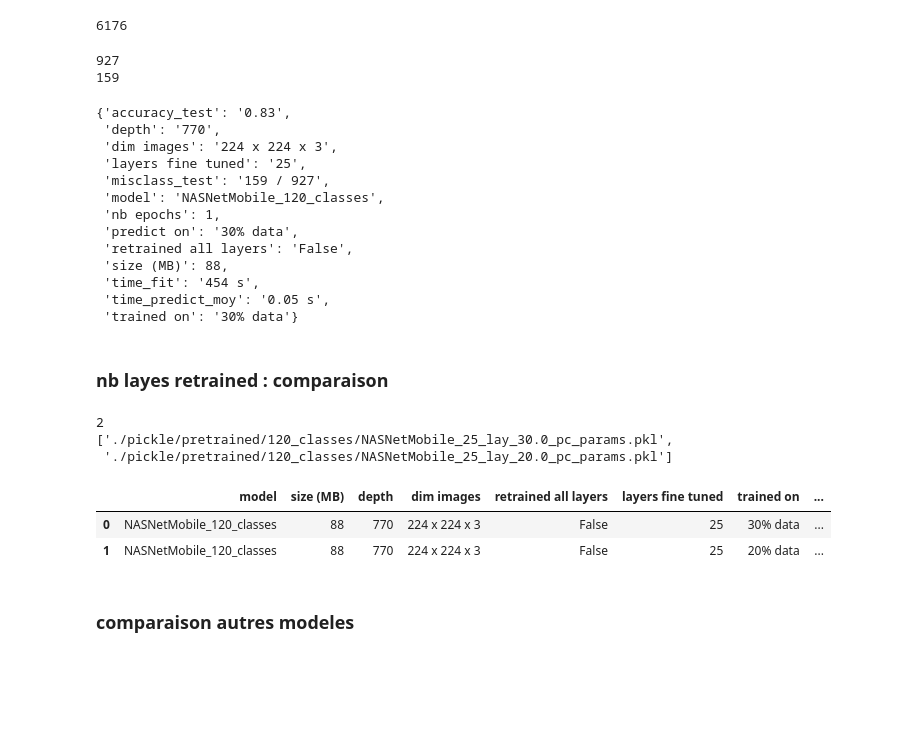
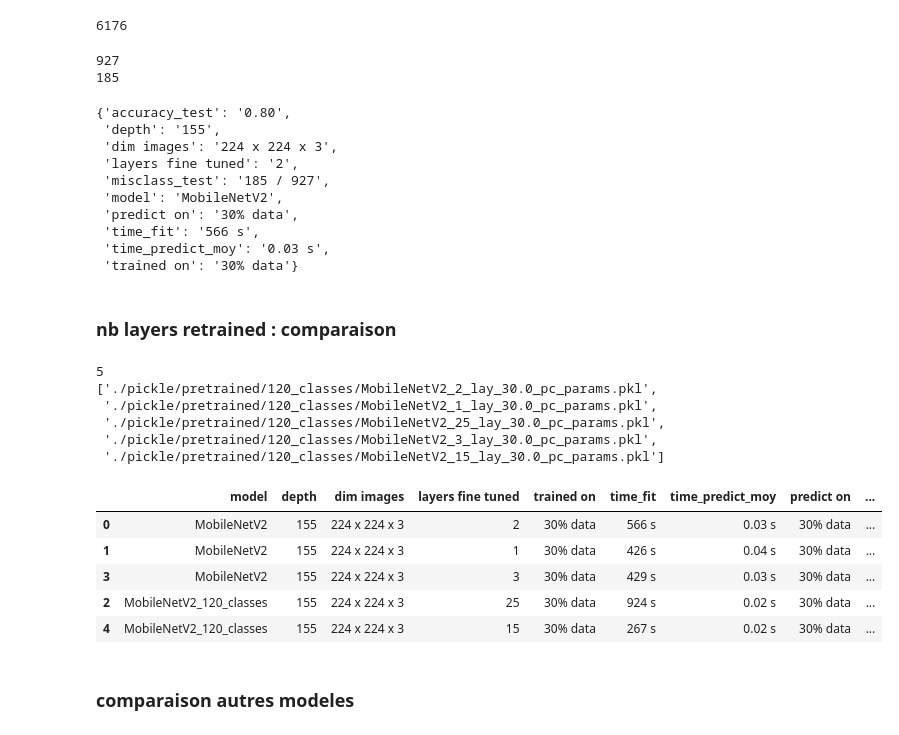
Before and after one commit to Kiwinokoto/OC_projet_6_Classer_des_images, a Jupyter notebook: Oudelet_Kevin_3_notebook_model_transfer_learning_180324.ipynb, the cells around one changed output. Cells and saved outputs as stored; diff of their text form; code cells hidden in the pictures; blank space fills up the shorter version.

```diff
--- a/Oudelet_Kevin_3_notebook_model_transfer_learning_180324.ipynb
+++ b/Oudelet_Kevin_3_notebook_model_transfer_learning_180324.ipynb
@@ -13,20 +13,20 @@
 # %% [markdown]
 ### 0.0 Choix du modèle
 # %%
-tested_models = ['VGG16', # VGG_16
+tested_models = ['VGG', # VGG_16
                  'EfficientNetV2L', 'NASNetLarge', 'EfficientNetV2S', 'InceptionResNetV2', # top 4 sota models / keras.appli
                  'NASNetMobile', 'MobileNetV2'] # les 2 + légers
 
-import tensorflow as tf
-print('Tensorflow version ' + tf.__version__)
 
-model_name = 'MobileNetV2'
+model_name = 'VGG'
 
-if model_name == 'VGG16':
+
+if model_name == 'VGG':
     from tensorflow.keras.applications.vgg16 import VGG16
     from tensorflow.keras.applications.vgg16 import preprocess_input
     size_wh = 224
     base_model = VGG16()
+    # top 2 layers
 
 if model_name == 'EfficientNetV2L':
     from tensorflow.keras.applications.efficientnet_v2 import EfficientNetV2L
@@ -57,12 +57,14 @@ if model_name == 'NASNetMobile':
     from tensorflow.keras.applications.nasnet import preprocess_input
     size_wh = 224
     base_model = NASNetMobile()
+    # top 25 layers ? (+- 5)
 
 if model_name == 'MobileNetV2':
     from tensorflow.keras.applications.mobilenet_v2 import MobileNetV2
     from tensorflow.keras.applications.mobilenet_v2 import preprocess_input
     size_wh = 224
     base_model = MobileNetV2()
+    # top 2 layers
 
 
 print('\n', f'Modèle choisi : {model_name}')
@@ -203,6 +209,8 @@ nb_classes = 120      # min 2, max 120 (theorique, en pratique les dataframes pr
 
 show_tsne = False
 sample_ratio = 0.3
+nb_layers_trainable = 2
+
 
 norm = False
 
@@ -391,7 +374,7 @@ metrics=[
 # %% [markdown]
 ### 0.4 Data
 # %%
-raw_data = pd.read_csv(f'./data/data_{nb_classes}_classes.csv', sep=',')
+data = pd.read_csv(f'./data/data_{nb_classes}_classes.csv', sep=',')
 
 
 def stratified_sample(data, target, frac):
@@ -404,7 +387,7 @@ def stratified_sample(data, target, frac):
     return sampled_data
 
 
-data = stratified_sample(raw_data, 'breed', sample_ratio)
+data = stratified_sample(data, 'breed', sample_ratio)
 
 
 print(data.shape)
@@ -744,8 +727,6 @@ def update_params(params, new_params):
         pickle.dump(params, f)
 # %%
 # early stop direct !
-train_all_layers = False
-nb_layers_trainable = 25 # choose here
 
 pickle_path_model = f'./pickle/pretrained/{nb_classes}_classes/{model_name}_{nb_layers_trainable}_lay_{sample_ratio*100}_pc_model.pkl'
 pickle_path_params = f'./pickle/pretrained/{nb_classes}_classes/{model_name}_{nb_layers_trainable}_lay_{sample_ratio*100}_pc_params.pkl'
@@ -787,11 +768,9 @@ except: # we need to retrain it
     time_fit = time_end - time_start
 
     params = {
-        "model": f'{model_name}_{nb_classes}_classes',
-        'size (MB)': 88,
+        "model": f'{model_name}',
         'depth': f'{depth}',
         'dim images': f'{size_wh} x {size_wh} x 3',
-        'retrained all layers': f'{train_all_layers}',
         'layers fine tuned': f'{nb_layers_trainable}',
         'trained on': f'{int(sample_ratio*100)}% data',
         # 'nb epochs': 6, # auto ? history. ... ?
@@ -859,11 +840,10 @@ print(misclassified_in_test)
 # mmm
 # %% [output]
 927
-159
+185
 # %%
 new_params = {
     # add model size ?
-    'nb epochs': 1, # auto ? history. ... ?
     'time_predict_moy': f'{time_predict_moy:.2f} s',
     'predict on': f'{int(sample_ratio*100)}% data',
     'misclass_test': f'{misclassified_in_test} / {len(y_test)}',
@@ -873,61 +853,64 @@ new_params = {
 update_params(params, new_params)
 pprint(params)
 # %% [output]
-{'accuracy_test': '0.83',
- 'depth': '770',
+{'accuracy_test': '0.80',
+ 'depth': '155',
  'dim images': '224 x 224 x 3',
- 'layers fine tuned': '25',
- 'misclass_test': '159 / 927',
- 'model': 'NASNetMobile_120_classes',
- 'nb epochs': 1,
+ 'layers fine tuned': '2',
+ 'misclass_test': '185 / 927',
+ 'model': 'MobileNetV2',
  'predict on': '30% data',
- 'retrained all layers': 'False',
- 'size (MB)': 88,
- 'time_fit': '454 s',
- 'time_predict_moy': '0.05 s',
+ 'time_fit': '566 s',
+ 'time_predict_moy': '0.03 s',
  'trained on': '30% data'}
 # %% [markdown]
-### nb layes retrained : comparaison
+### nb layers retrained : comparaison
 # %%
 # f'./pickle/pretrained/{nb_classes}_classes/{base_model_name}_{nb_layers_trainable}_lay_{sample_ratio*100}_pc_params.pkl'
 
 def check_parameters(path=f'./pickle/pretrained/{nb_classes}_classes'):
     """List content of the Image folder"""
 
-    data_path = glob(path+f'/{base_model_name}*params.pkl')
+    data_path = glob(path+f'/{model_name}*params.pkl')
     list_files = [file for file in data_path]
     print(len(list_files))
     pprint(list_files)
 
     dfs = []
 
     for file in list_files:
          with open(file, 'rb') as f:
             params_dict = pickle.load(f)
             df = pd.DataFrame.from_dict(params_dict, orient='index').T
             dfs.append(df)
 
     if dfs:
         result_df = pd.concat(dfs, ignore_index=True)
         return result_df
     else:
         print("No pickled dictionaries found.")
         return None
 
 result_df = check_parameters()
 
 if result_df is not None:
     # Sort the DataFrame by accuracy in descending order (higher is better)
     result_df.sort_values(by='accuracy_test', ascending=False, inplace=True)
 
     display(result_df.head(60))  # Display the concatenated DataFrame
 # %% [output]
-2
-['./pickle/pretrained/120_classes/NASNetMobile_25_lay_30.0_pc_params.pkl',
- './pickle/pretrained/120_classes/NASNetMobile_25_lay_20.0_pc_params.pkl']
+5
+['./pickle/pretrained/120_classes/MobileNetV2_2_lay_30.0_pc_params.pkl',
+ './pickle/pretrained/120_classes/MobileNetV2_1_lay_30.0_pc_params.pkl',
+ './pickle/pretrained/120_classes/MobileNetV2_25_lay_30.0_pc_params.pkl',
+ './pickle/pretrained/120_classes/MobileNetV2_3_lay_30.0_pc_params.pkl',
+ './pickle/pretrained/120_classes/MobileNetV2_15_lay_30.0_pc_params.pkl']
-|  | model | size (MB) | depth | dim images | retrained all layers | layers fine tuned | trained on | ... |
-| 0 | NASNetMobile_120_classes | 88 | 770 | 224 x 224 x 3 | False | 25 | 30% data | ... |
-| 1 | NASNetMobile_120_classes | 88 | 770 | 224 x 224 x 3 | False | 25 | 20% data | ... |
+|  | model | depth | dim images | layers fine tuned | trained on | time_fit | time_predict_moy | predict on | ... |
+| 0 | MobileNetV2 | 155 | 224 x 224 x 3 | 2 | 30% data | 566 s | 0.03 s | 30% data | ... |
+| 1 | MobileNetV2 | 155 | 224 x 224 x 3 | 1 | 30% data | 426 s | 0.04 s | 30% data | ... |
+| 3 | MobileNetV2 | 155 | 224 x 224 x 3 | 3 | 30% data | 429 s | 0.03 s | 30% data | ... |
+| 2 | MobileNetV2_120_classes | 155 | 224 x 224 x 3 | 25 | 30% data | 924 s | 0.02 s | 30% data | ... |
+| 4 | MobileNetV2_120_classes | 155 | 224 x 224 x 3 | 15 | 30% data | 267 s | 0.02 s | 30% data | ... |
 # %% [markdown]
 ### comparaison autres modeles
 # %%
```
Also changed, not shown: parts of 14 cells of this notebook.
